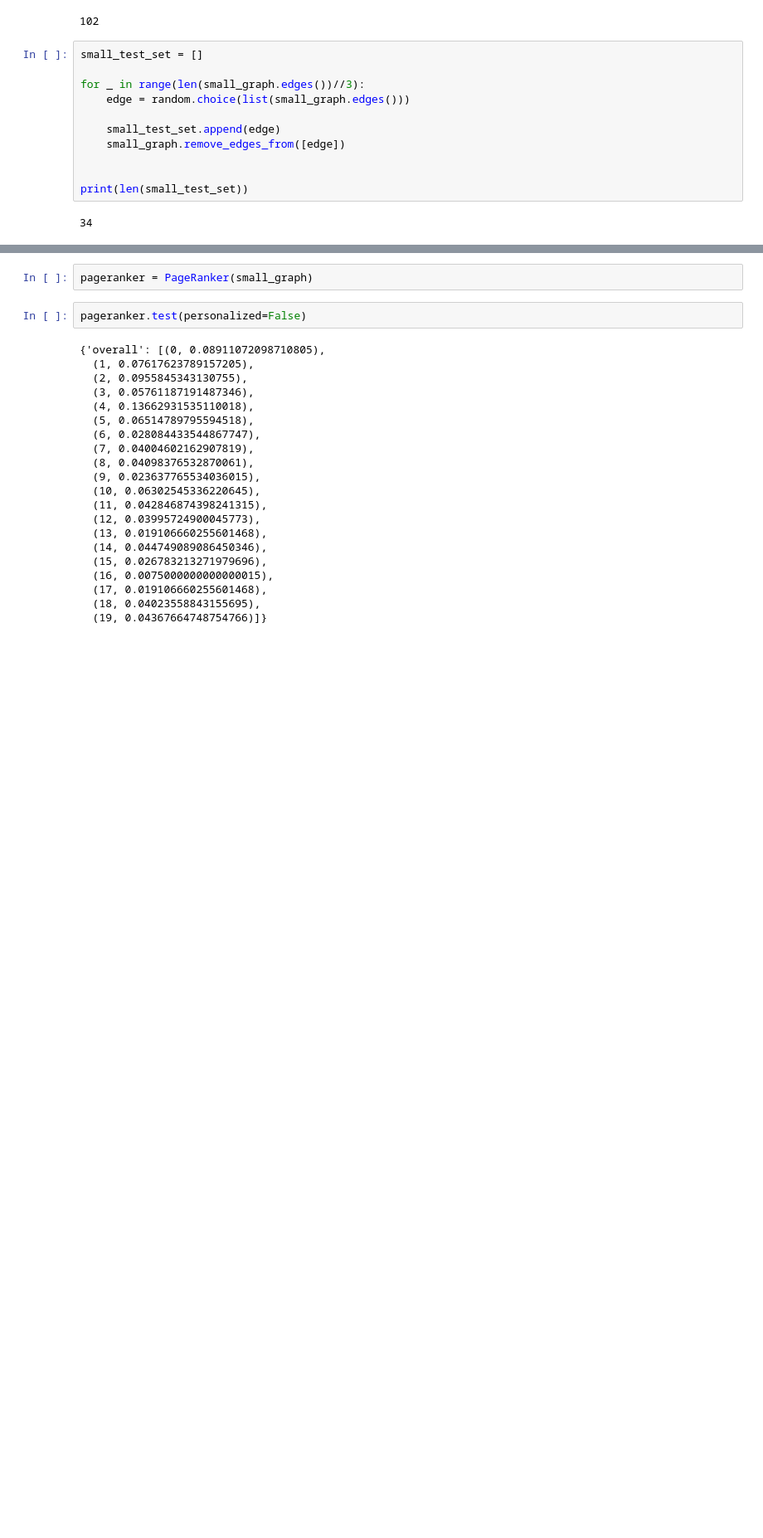
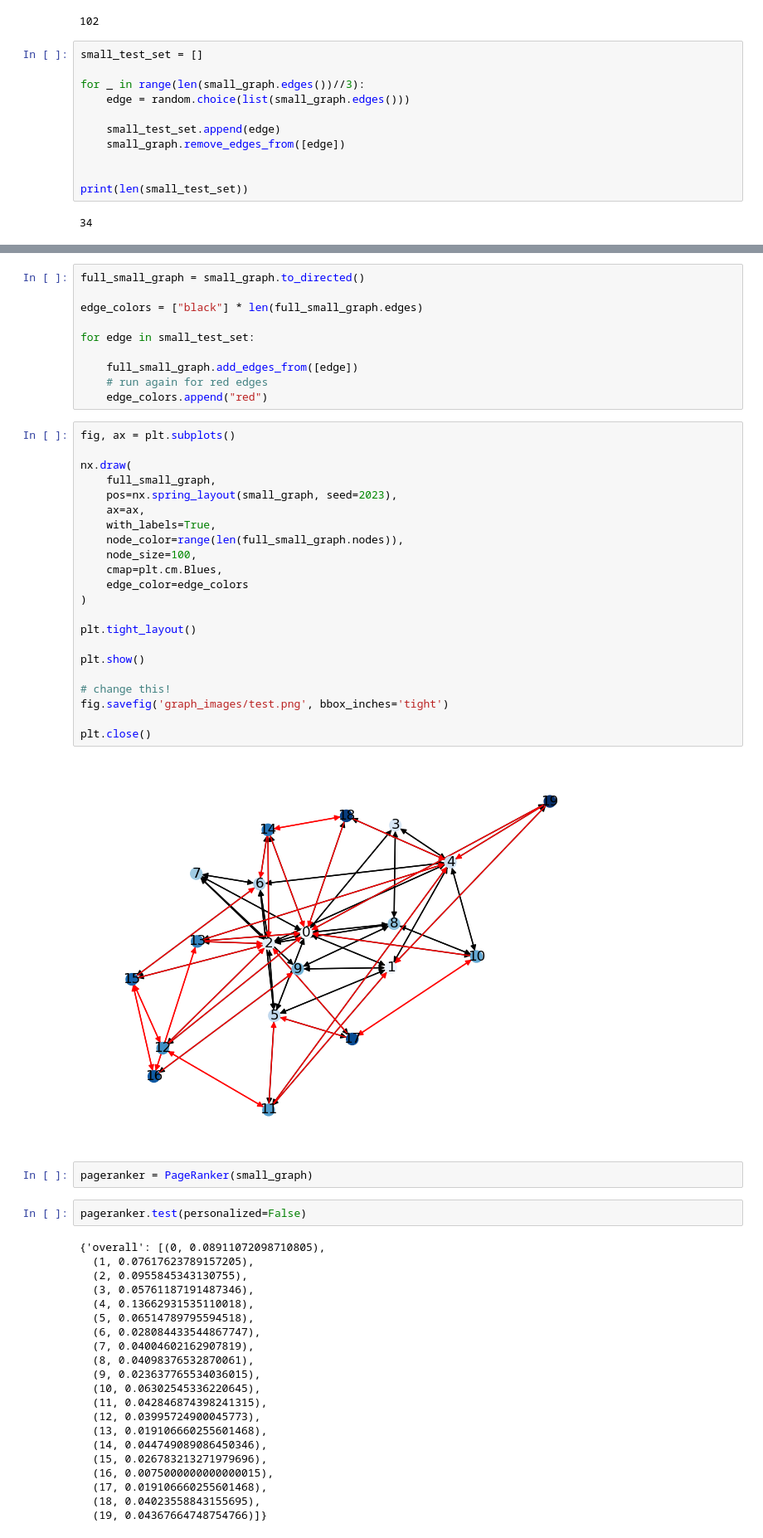
Before and after one commit to nicholson2208/rec-sys-final-project, a Jupyter notebook: PageRank.ipynb, the cells around one changed output, grey strips where cells are left out. Shown: that part at 83% size. Drawn from its saved outputs; the diff is of its cells as text; blank space fills up the shorter version.

```diff
--- a/PageRank.ipynb
+++ b/PageRank.ipynb
@@ -324,3 +336,37 @@ plt.show()
+# %%
+full_small_graph = small_graph.to_directed()
+
+edge_colors = ["black"] * len(full_small_graph.edges)
+
+for edge in small_test_set:
+
+    full_small_graph.add_edges_from([edge])
+    # run again for red edges
+    edge_colors.append("red")
+# %%
+fig, ax = plt.subplots()
+
+nx.draw(
+    full_small_graph,
+    pos=nx.spring_layout(small_graph, seed=2023),
+    ax=ax,
+    with_labels=True,
+    node_color=range(len(full_small_graph.nodes)),
+    node_size=100,
+    cmap=plt.cm.Blues,
+    edge_color=edge_colors
+)
+
+plt.tight_layout()
+
+plt.show()
+
+# change this!
+fig.savefig('graph_images/test.png', bbox_inches='tight')
+
+plt.close()
+# %% [output]
+[figure, added]
 # %%
 pageranker = PageRanker(small_graph)
 # %%
```
Also changed, not shown: parts of 1 cell of this notebook, 3 other files.
